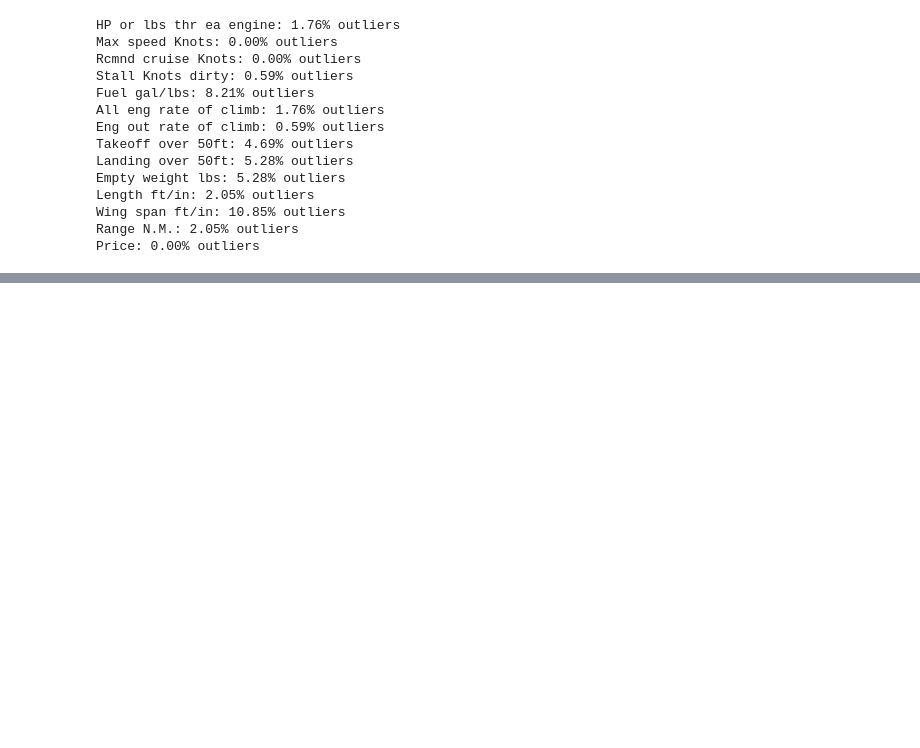
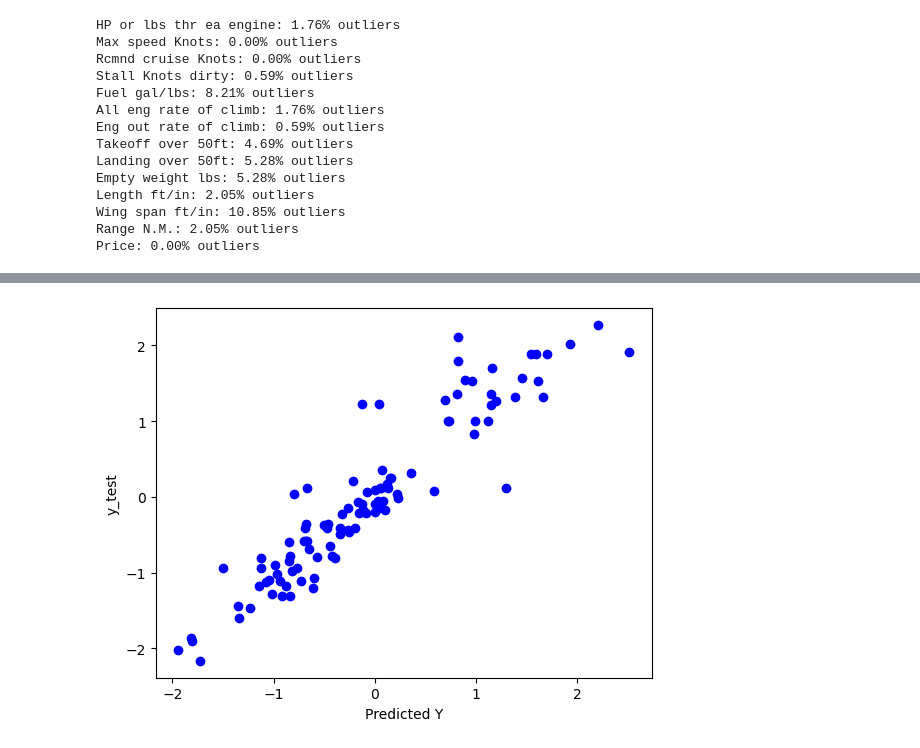
Before and after one commit to 6lvcknight/-Airplane-Price-Prediction-Model, a Jupyter notebook: Price Prediction Model.ipynb, the cells around one changed output, grey strips where cells are left out. Cells and saved outputs as stored; diff of their text form; code cells hidden in the pictures; blank space fills up the shorter version.

```diff
--- a/Price Prediction Model.ipynb
+++ b/Price Prediction Model.ipynb
@@ -220,0 +290,8 @@ Price: 0.00% outliers
+# %%
+prediction = gb_model.predict(X_test)
+plt.scatter(prediction ,y_test, c='b')
+plt.xlabel('Predicted Y')
+plt.ylabel('y_test')
+plt.show()
+# %% [output]
+[figure, added]
```
Also changed, not shown: parts of 14 cells of this notebook.
